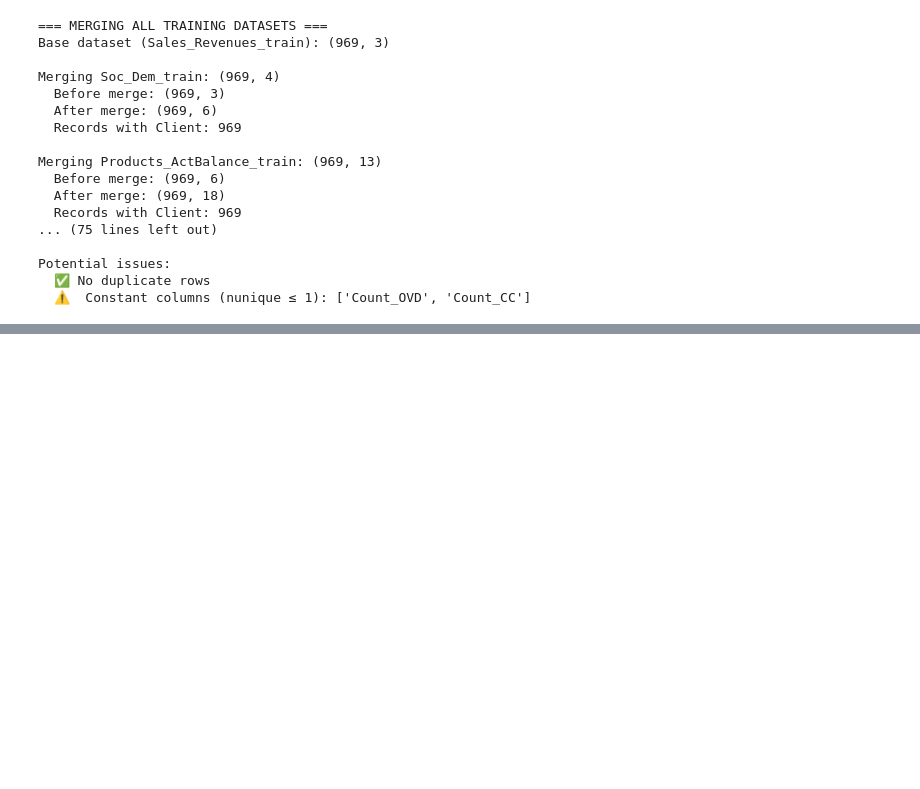
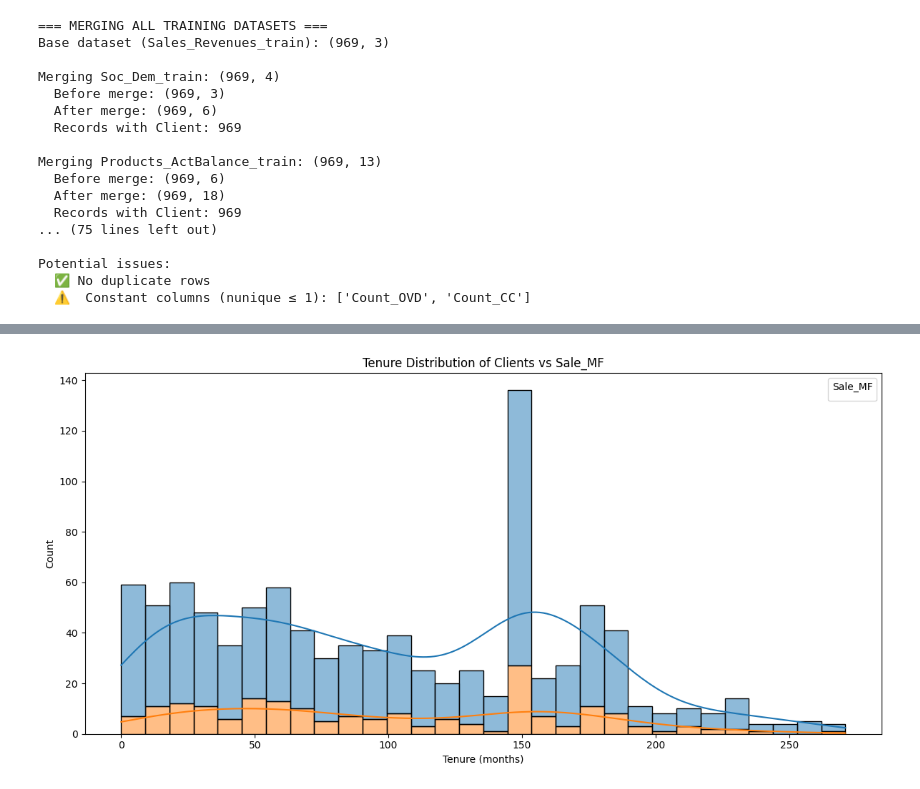
Before and after one commit to cyh002/direct-marketing-optimization, a Jupyter notebook: notebooks/mf_analysis.ipynb, the cells around one changed output, grey strips where cells are left out. Cells and saved outputs as stored; diff of their text form; code cells hidden in the pictures; blank space fills up the shorter version.

```diff
--- a/notebooks/mf_analysis.ipynb
+++ b/notebooks/mf_analysis.ipynb
@@ -550,0 +343,13 @@ plot_correlation_analysis(
+# %%
+# Tenure Distribution of Clients vs Sale_MF
+plt.figure(figsize=(12, 6))
+sns.histplot(combined_train_data, x='Tenure', hue='Sale_MF',
+                multiple='stack', bins=30, kde=True)
+plt.title('Tenure Distribution of Clients vs Sale_MF')
+plt.xlabel('Tenure (months)')
+plt.ylabel('Count')
+plt.legend(title='Sale_MF', loc='upper right')
+plt.tight_layout()
+plt.show()
+# %% [output]
+[figure, added]
```
Also changed, not shown: parts of 25 cells of this notebook.
